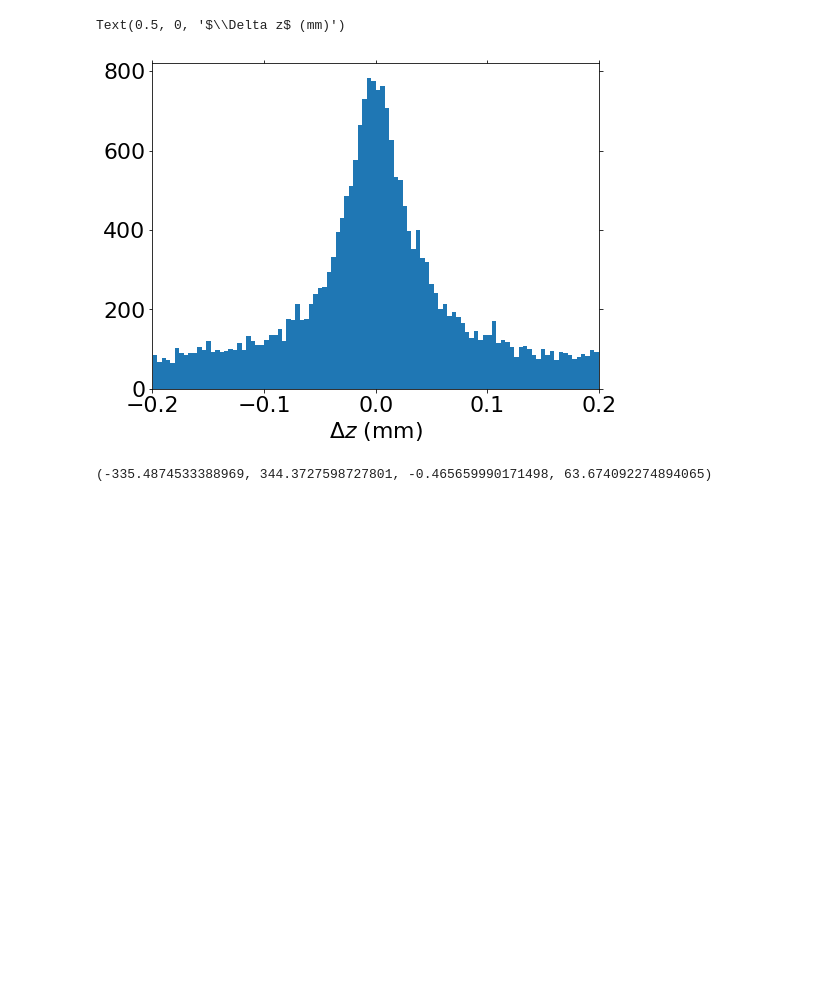
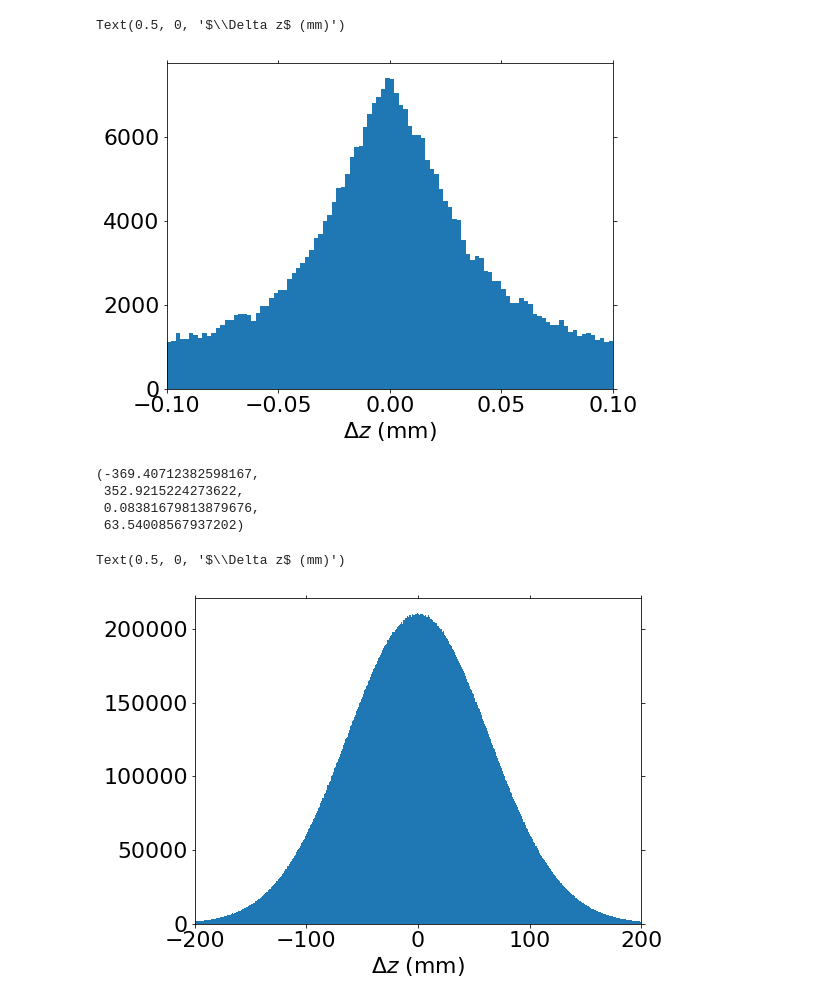
Before and after one commit to ttlindkvist/4DTracking, a Jupyter notebook: ntuples_condor/min_vtx_distance.ipynb, the cells around one changed output. Cells and saved outputs as stored; diff of their text form; code cells hidden in the pictures; blank space fills up the shorter version.

```diff
--- a/ntuples_condor/min_vtx_distance.ipynb
+++ b/ntuples_condor/min_vtx_distance.ipynb
@@ -40,22 +49,34 @@ np.min(delta_z), np.max(delta_z), np.mean(delta_z), np.std(delta_z)
 # %%
-_= plt.hist(delta_z[np.abs(delta_z) < 0.2], 100)
-plt.xlim(-0.2, 0.2)
+z_lim = 0.1
+_= plt.hist(delta_z[np.abs(delta_z) < z_lim], 100)
+plt.xlim(-z_lim, z_lim)
 plt.xlabel('$\\Delta z$ (mm)')
 # %% [output]
 Text(0.5, 0, '$\\Delta z$ (mm)')
-[figure, old version]
+[figure, new version]
 # %%
 ## Background test
 delta_z_bkg = np.array([])
 for i in range(tr_vtx_zs.shape[0]):
-    z1 = np.random.normal(scale=45, size=tr_vtx_zs[i].shape[0])
-    z2 = np.random.normal(scale=45, size=re_vtx_zs[i].shape[0])
+    z1 = np.random.normal(scale=45, size=tr_vtx_zs[i].shape[0]-1)
+    z2 = np.random.normal(scale=45, size=re_vtx_zs[i].shape[0]-1)
     xv, yv = np.meshgrid(z1, z2)
     delta_z_bkg = np.concatenate((delta_z_bkg, np.subtract(xv, yv).flatten()))
 
 np.min(delta_z_bkg), np.max(delta_z_bkg), np.mean(delta_z_bkg), np.std(delta_z_bkg)
 # %% [output]
-(-335.4874533388969, 344.3727598727801, -0.465659990171498, 63.674092274894065)
+(-369.40712382598167,
+ 352.9215224273622,
+ 0.08381679813879676,
+ 63.54008567937202)
+# %%
+z_lim = 200
+_= plt.hist(delta_z_bkg[np.abs(delta_z_bkg) < z_lim], 700)
+plt.xlim(-z_lim, z_lim)
+plt.xlabel('$\\Delta z$ (mm)')
+# %% [output]
+Text(0.5, 0, '$\\Delta z$ (mm)')
+[figure, added]
 # %%
 fig, ax = plt.subplots(1, 1)
 fig.set_size_inches(12, 8)
```
Also changed, not shown: parts of 6 cells of this notebook, 11 other files.
